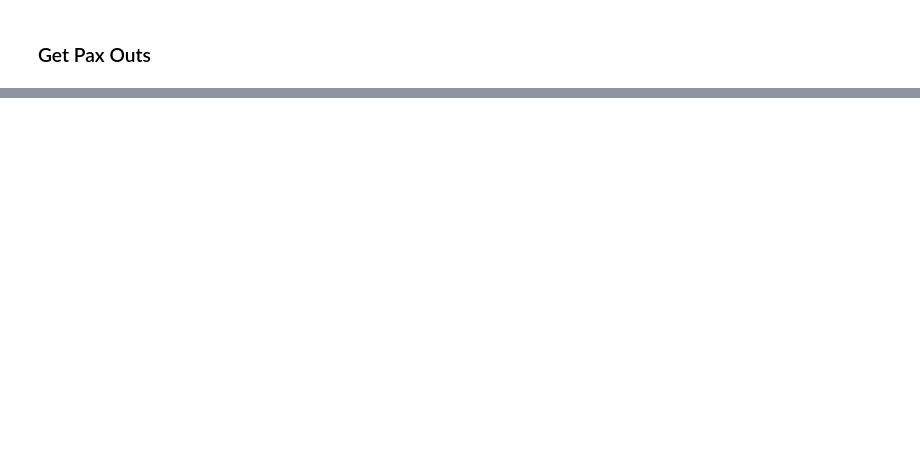
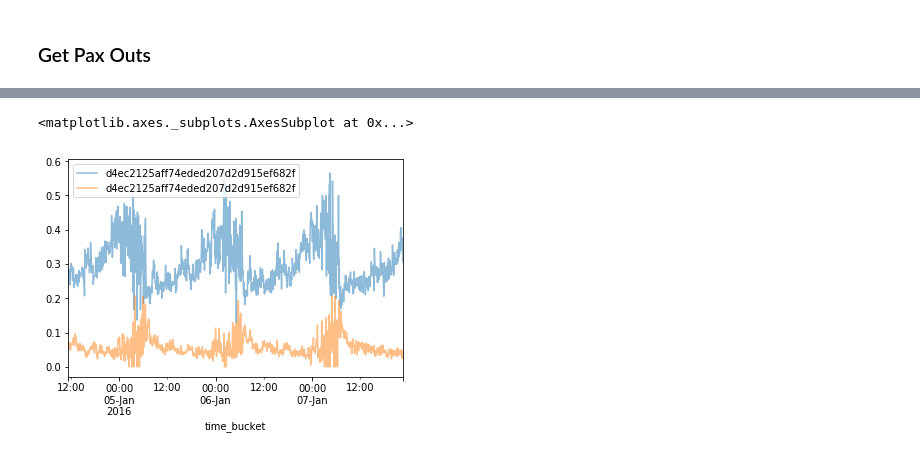
Before and after one commit to huevosabio/cs341, a Jupyter notebook: CountingVehicles.ipynb, the cells around one changed output, grey strips where cells are left out. Cells and saved outputs as stored; diff of their text form; code cells hidden in the pictures; blank space fills up the shorter version.

```diff
--- a/CountingVehicles.ipynb
+++ b/CountingVehicles.ipynb
@@ -277,0 +272,22 @@ balance.max().max()
+# %%
+frac_reb = rebin_table / av_veh
+frac_stay = balance_c.shift(+1) / av_veh
+frac_paxin = paxin_table / av_veh
+frac_starts = starts_table / av_veh
+
+frac_paxout = paxout_table / av_veh
+frac_rebout = rebout_table / av_veh
+# %%
+s = frac_paxout
+
+#frac_reb.iloc[t0:t1][s].plot(alpha=0.5, legend=True)
+#frac_stay.iloc[t0:t1][s].plot(alpha=0.5, legend = True)
+#frac_paxin.iloc[t0:t1][s].plot(alpha=0.5, legend = True)
+#frac_starts.iloc[t0:t1][s].plot(alpha=0.5, legend = True)
+
+
+frac_paxout.iloc[t0:t1][s].plot(alpha=0.5, legend = True)
+frac_rebout.iloc[t0:t1][s].plot(alpha=0.5, legend = True)
+# %% [output]
+<matplotlib.axes._subplots.AxesSubplot at 0x...>
+[figure, added]
```
Also changed, not shown: parts of 21 cells of this notebook.
